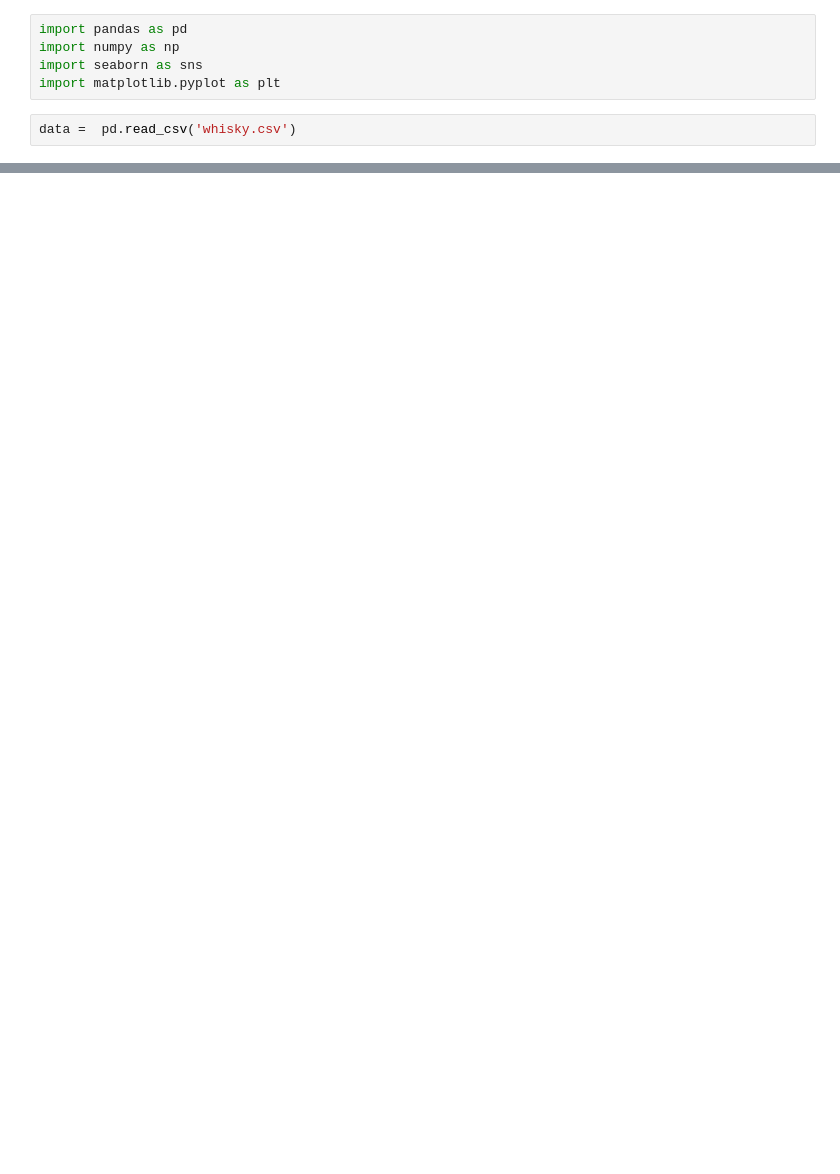
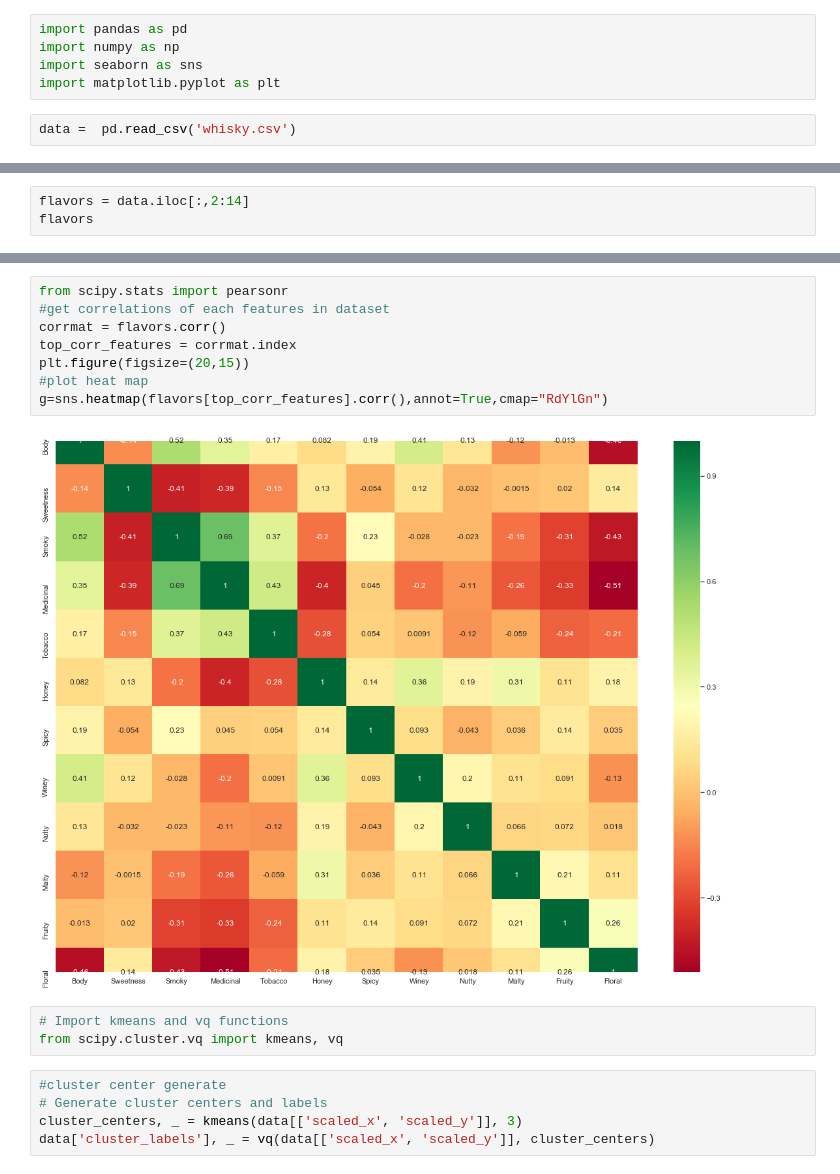
Before and after one commit to codeART96/K-MEANS-CLUSTERING, a Jupyter notebook: Untitled.ipynb, the cells around one changed output, grey strips where cells are left out. Drawn from its saved outputs; the diff is of its cells as text; blank space fills up the shorter version.

```diff
--- a/Untitled.ipynb
+++ b/Untitled.ipynb
@@ -16,0 +74,3 @@ data.head()
+# %%
+flavors = data.iloc[:,2:14]
+flavors
@@ -16,0 +91,18 @@ data.head()
+# %%
+from scipy.stats import pearsonr
+#get correlations of each features in dataset
+corrmat = flavors.corr()
+top_corr_features = corrmat.index
+plt.figure(figsize=(20,15))
+#plot heat map
+g=sns.heatmap(flavors[top_corr_features].corr(),annot=True,cmap="RdYlGn")
+# %% [output]
+[figure, added]
+# %%
+# Import kmeans and vq functions
+from scipy.cluster.vq import kmeans, vq
+# %%
+#cluster center generate
+# Generate cluster centers and labels
+cluster_centers, _ = kmeans(data[['scaled_x', 'scaled_y']], 3)
+data['cluster_labels'], _ = vq(data[['scaled_x', 'scaled_y']], cluster_centers)
```
Also changed, not shown: parts of 6 cells of this notebook.
